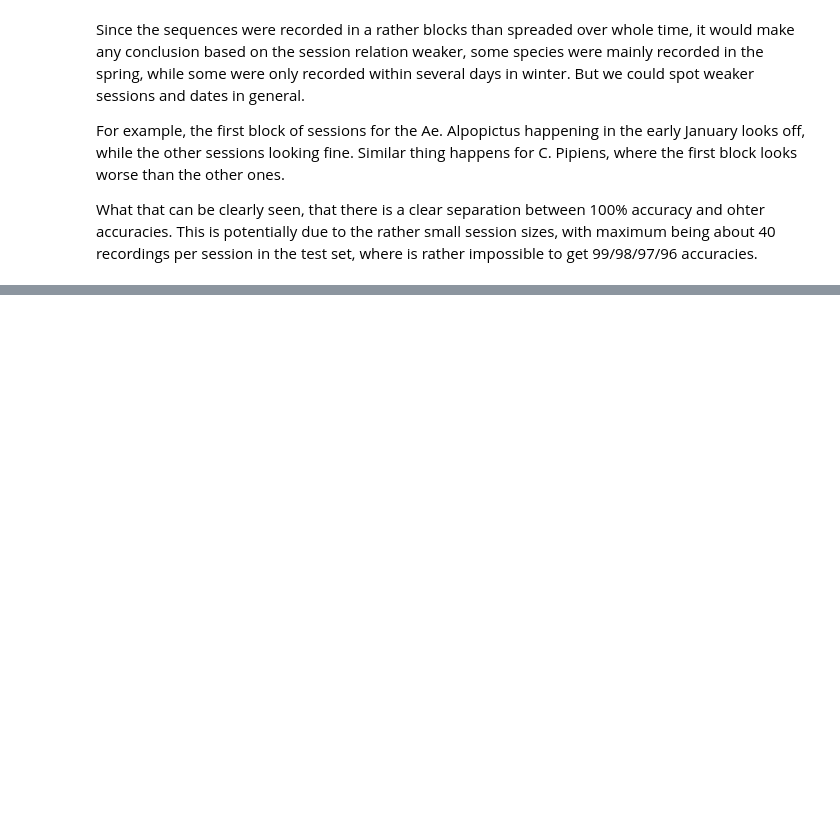
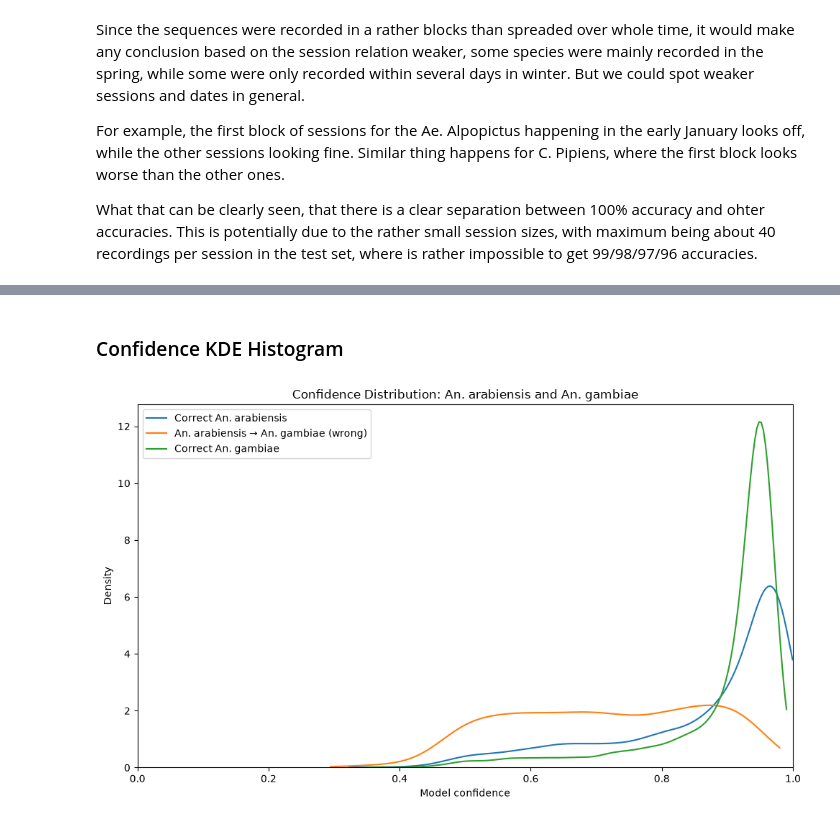
Before and after one commit to d-pizhuk/mosquito-wingbeat-vis4ai, a Jupyter notebook: phase1/human_only/analysis.ipynb, the cells around one changed output, grey strips where cells are left out. Drawn from its saved outputs; the diff is of its cells as text; code cells hidden in the pictures; blank space fills up the shorter version.

```diff
--- a/phase1/human_only/analysis.ipynb
+++ b/phase1/human_only/analysis.ipynb
@@ -435,0 +517,25 @@ What that can be clearly seen, that there is a clear separation between 100% acc
+# %% [markdown]
+### Confidence KDE Histogram
+# %%
+import seaborn as sns
+
+correct_arabiensis = df[(df["true_species"] == "An. arabiensis") & (df["predicted_species"] == "An. arabiensis")]["confidence"]
+wrong_arabiensis = df[(df["true_species"] == "An. arabiensis") & (df["predicted_species"] == "An. gambiae")]["confidence"]
+correct_gambiae = df[(df["true_species"] == "An. gambiae") & (df["predicted_species"] == "An. gambiae")]["confidence"]
+
+plt.figure(figsize=(10, 6))
+
+sns.kdeplot(correct_arabiensis, label="Correct An. arabiensis", clip=(0, 1), cut=0)
+sns.kdeplot(wrong_arabiensis, label="An. arabiensis → An. gambiae (wrong)", clip=(0, 1), cut=0)
+sns.kdeplot(correct_gambiae, label="Correct An. gambiae", clip=(0, 1), cut=0)
+
+plt.xlabel("Model confidence")
+plt.ylabel("Density")
+plt.title("Confidence Distribution: An. arabiensis and An. gambiae")
+plt.xlim(0, 1)
+plt.legend()
+
+plt.tight_layout()
+plt.show()
+# %% [output]
+[figure, added]
```
Also changed, not shown: parts of 25 cells of this notebook.
